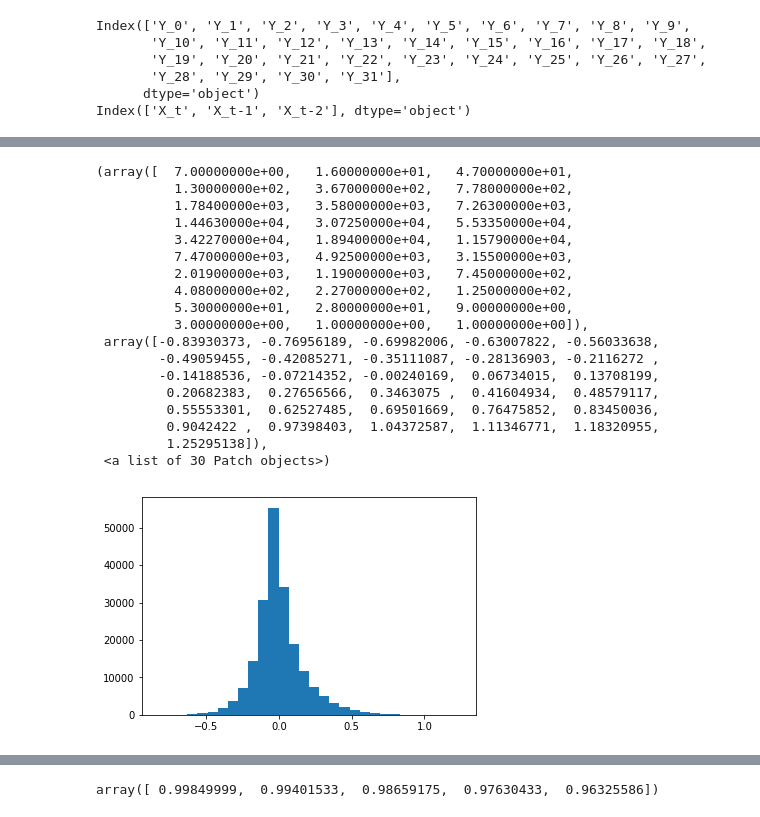
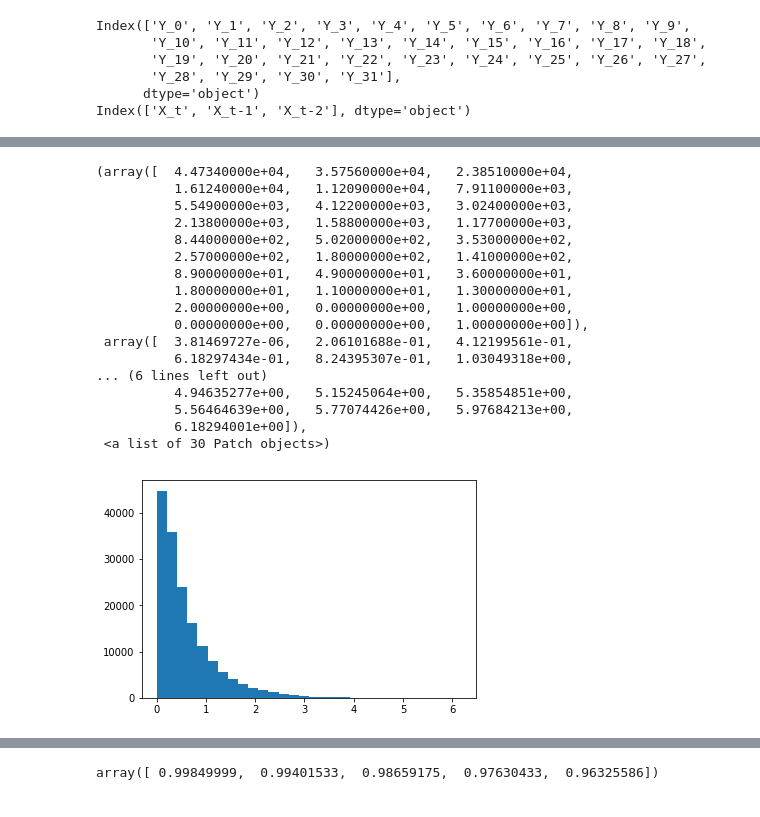
Before and after one commit to djgagne/lorenz_gan, a Jupyter notebook: notebooks/lorenz_gan_eval.ipynb, the cells around one changed output, grey strips where cells are left out. Cells and saved outputs as stored; diff of their text form; code cells hidden in the pictures.

```diff
--- a/notebooks/lorenz_gan_eval.ipynb
+++ b/notebooks/lorenz_gan_eval.ipynb
@@ -64,22 +277,21 @@ array([[ 1.        ,  0.99993999,  0.99976   ],
 # %%
-plt.hist(combined_data["X_t-2"] - combined_data["X_t"], bins=30)
+plt.hist(np.abs(combined_data["X_t-2"] - combined_data["X_t"]), bins=30)
 # %% [output]
-(array([  7.00000000e+00,   1.60000000e+01,   4.70000000e+01,
-          1.30000000e+02,   3.67000000e+02,   7.78000000e+02,
-          1.78400000e+03,   3.58000000e+03,   7.26300000e+03,
-          1.44630000e+04,   3.07250000e+04,   5.53350000e+04,
-          3.42270000e+04,   1.89400000e+04,   1.15790000e+04,
-          7.47000000e+03,   4.92500000e+03,   3.15500000e+03,
-          2.01900000e+03,   1.19000000e+03,   7.45000000e+02,
-          4.08000000e+02,   2.27000000e+02,   1.25000000e+02,
-          5.30000000e+01,   2.80000000e+01,   9.00000000e+00,
-          3.00000000e+00,   1.00000000e+00,   1.00000000e+00]),
- array([-0.83930373, -0.76956189, -0.69982006, -0.63007822, -0.56033638,
-        -0.49059455, -0.42085271, -0.35111087, -0.28136903, -0.2116272 ,
-        -0.14188536, -0.07214352, -0.00240169,  0.06734015,  0.13708199,
-         0.20682383,  0.27656566,  0.3463075 ,  0.41604934,  0.48579117,
-         0.55553301,  0.62527485,  0.69501669,  0.76475852,  0.83450036,
-         0.9042422 ,  0.97398403,  1.04372587,  1.11346771,  1.18320955,
-         1.25295138]),
+(array([  4.47340000e+04,   3.57560000e+04,   2.38510000e+04,
+          1.61240000e+04,   1.12090000e+04,   7.91100000e+03,
+          5.54900000e+03,   4.12200000e+03,   3.02400000e+03,
+          2.13800000e+03,   1.58800000e+03,   1.17700000e+03,
+          8.44000000e+02,   5.02000000e+02,   3.53000000e+02,
+          2.57000000e+02,   1.80000000e+02,   1.41000000e+02,
+          8.90000000e+01,   4.90000000e+01,   3.60000000e+01,
+          1.80000000e+01,   1.10000000e+01,   1.30000000e+01,
+          2.00000000e+00,   0.00000000e+00,   1.00000000e+00,
+          0.00000000e+00,   0.00000000e+00,   1.00000000e+00]),
+ array([  3.81469727e-06,   2.06101688e-01,   4.12199561e-01,
+          6.18297434e-01,   8.24395307e-01,   1.03049318e+00,
+... (6 lines left out)
+          4.94635277e+00,   5.15245064e+00,   5.35854851e+00,
+          5.56464639e+00,   5.77074426e+00,   5.97684213e+00,
+          6.18294001e+00]),
  <a list of 30 Patch objects>)
-[figure, old version]
+[figure, new version]
```
Also changed, not shown: parts of 30 cells of this notebook, 3 other files.
